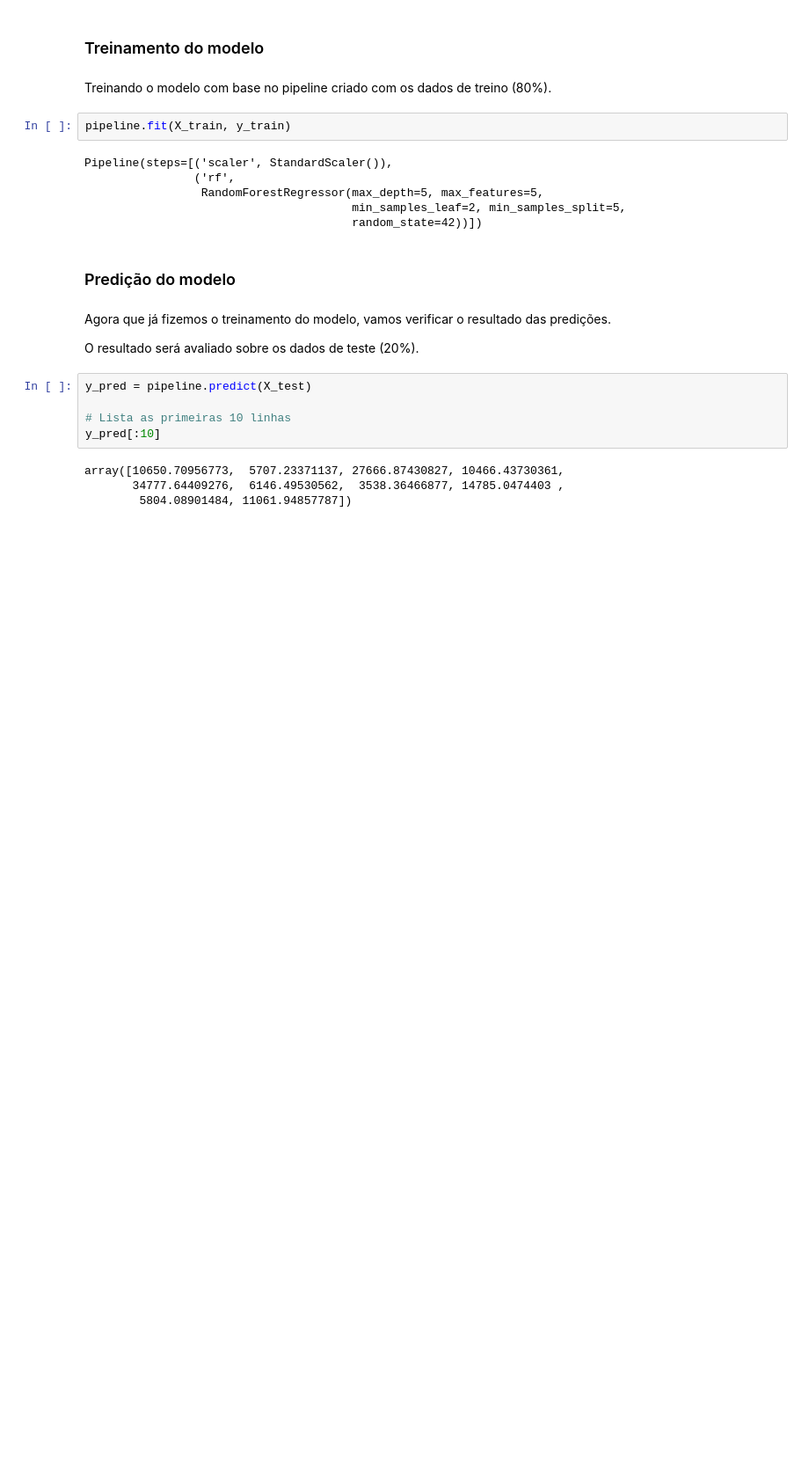
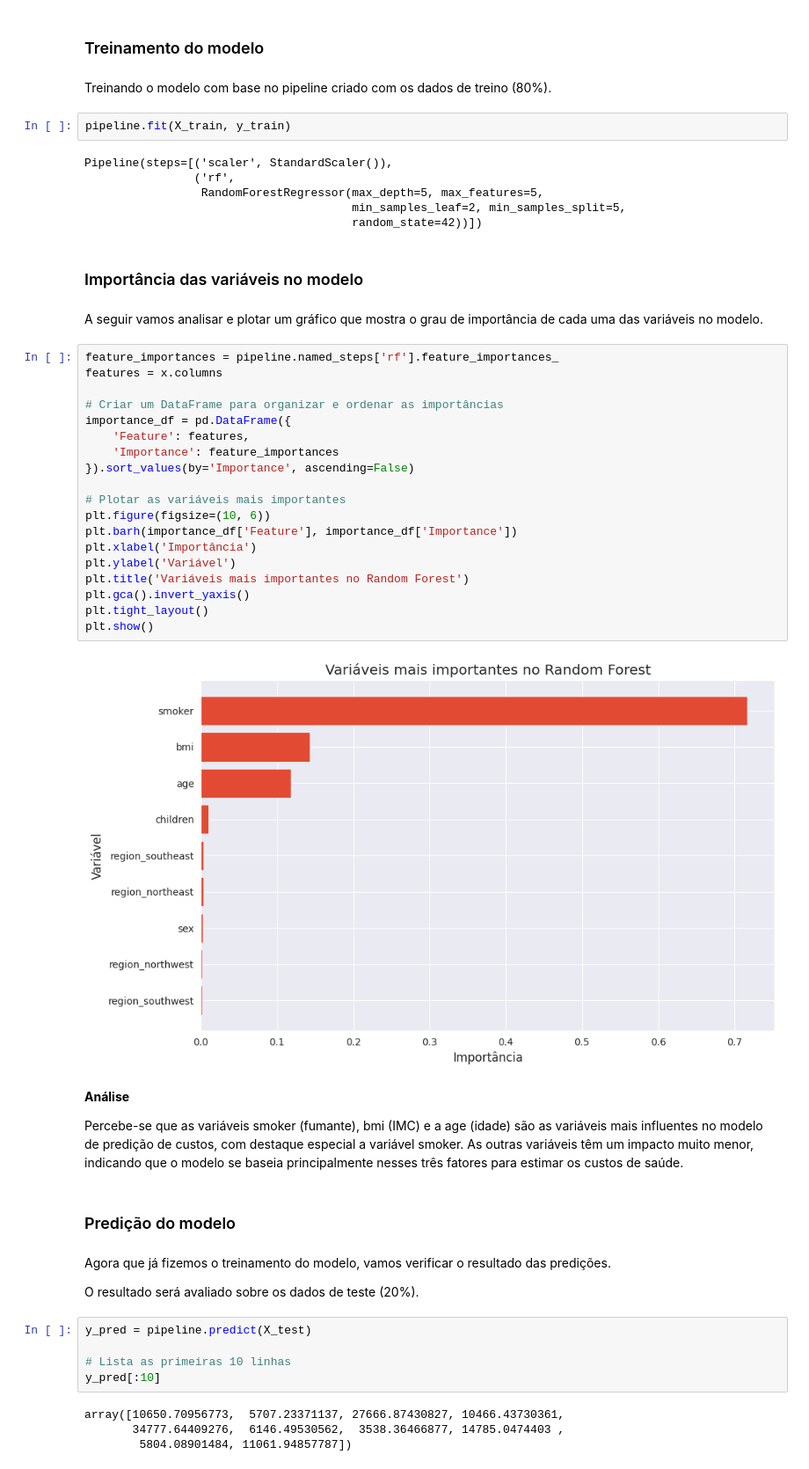
Before and after one commit to willsilvano/tech-challenges-post-tech-fiap, a Jupyter notebook: fase-01/tech-challenge-01.ipynb, the cells around one changed output. Shown: that part at 88% size. Saved outputs shown, nothing was run; the diff lists cells and outputs as text; blank space fills up the shorter version.

```diff
--- a/fase-01/tech-challenge-01.ipynb
+++ b/fase-01/tech-challenge-01.ipynb
@@ -640,6 +661,35 @@ Pipeline(steps=[('scaler', StandardScaler()),
                  RandomForestRegressor(max_depth=5, max_features=5,
                                        min_samples_leaf=2, min_samples_split=5,
                                        random_state=42))])
+# %% [markdown]
+### Importância das variáveis no modelo
+# %% [markdown]
+A seguir vamos analisar e plotar um gráfico que mostra o grau de importância de cada uma das variáveis no modelo.
+# %%
+feature_importances = pipeline.named_steps['rf'].feature_importances_
+features = x.columns
+
+# Criar um DataFrame para organizar e ordenar as importâncias
+importance_df = pd.DataFrame({
+    'Feature': features,
+    'Importance': feature_importances
+}).sort_values(by='Importance', ascending=False)
+
+# Plotar as variáveis mais importantes
+plt.figure(figsize=(10, 6))
+plt.barh(importance_df['Feature'], importance_df['Importance'])
+plt.xlabel('Importância')
+plt.ylabel('Variável')
+plt.title('Variáveis mais importantes no Random Forest')
+plt.gca().invert_yaxis()
+plt.tight_layout()
+plt.show()
+# %% [output]
+[figure, added]
+# %% [markdown]
+**Análise**
+
+Percebe-se que as variáveis smoker (fumante), bmi (IMC) e a age (idade) são as variáveis mais influentes no modelo de predição de custos, com destaque especial a variável smoker. As outras variáveis têm um impacto muito menor, indicando que o modelo se baseia principalmente nesses três fatores para estimar os custos de saúde.
 # %% [markdown]
 ### Predição do modelo
 # %% [markdown]
```
Also changed, not shown: parts of 5 cells of this notebook.
